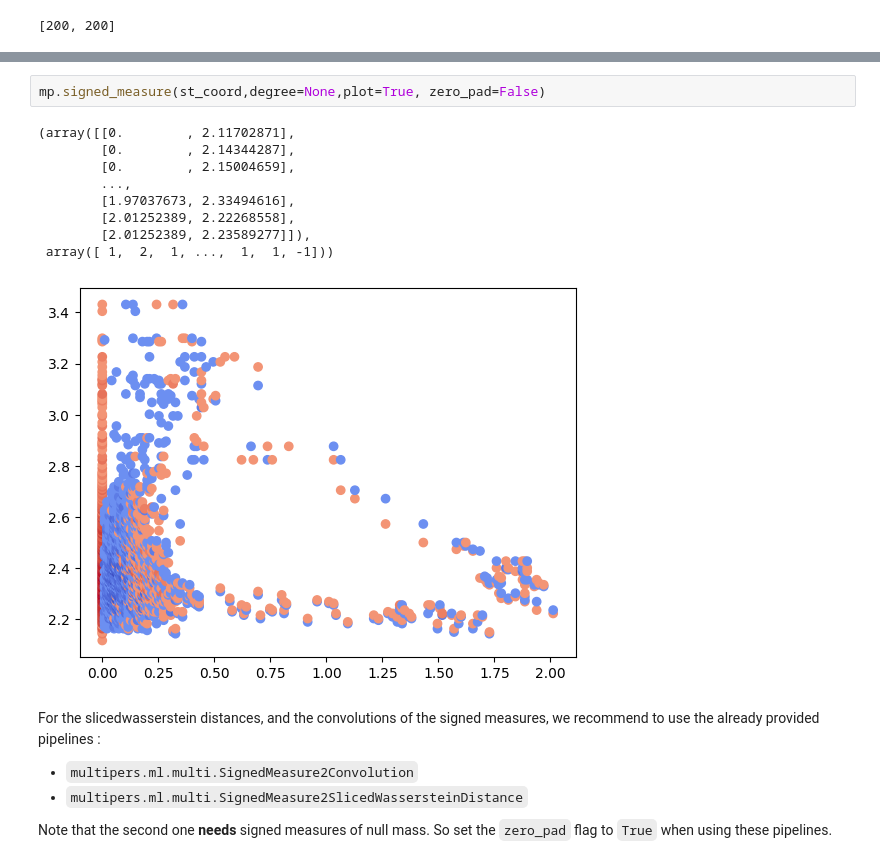
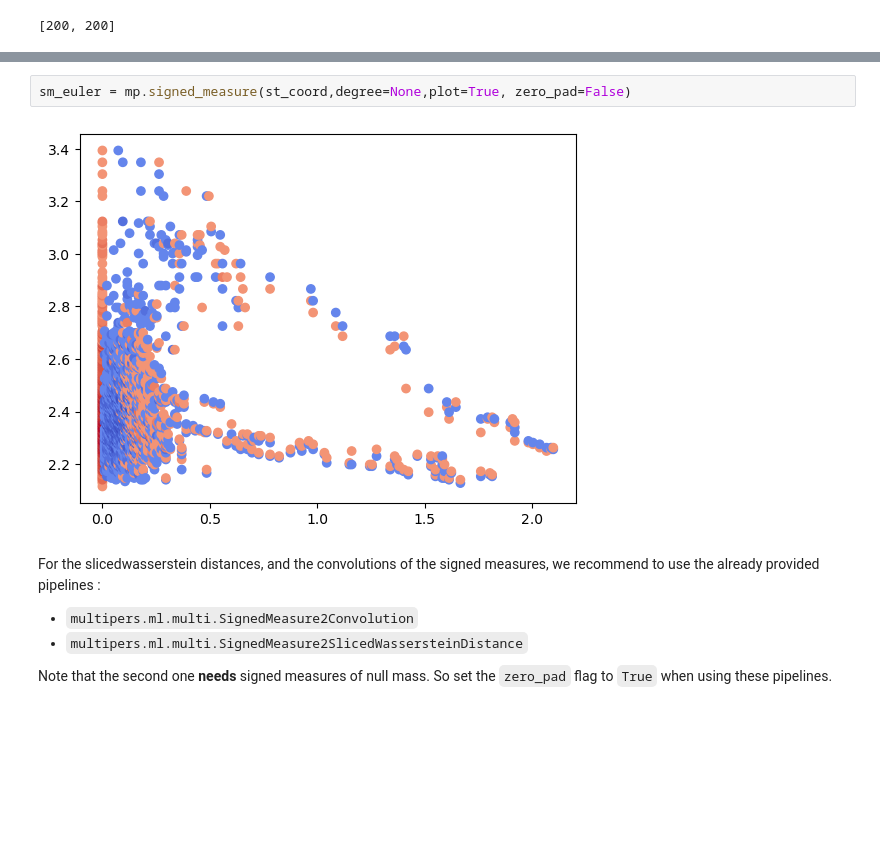
Before and after one commit to DavidLapous/multipers-signed-measure, a Jupyter notebook: tutorial/simplex_tree_by_hand.ipynb, the cells around one changed output, grey strips where cells are left out. Drawn from its saved outputs; the diff is of its cells as text; blank space fills up the shorter version.

```diff
--- a/tutorial/simplex_tree_by_hand.ipynb
+++ b/tutorial/simplex_tree_by_hand.ipynb
@@ -156,15 +148,7 @@ st_coord.num_simplices() ## This is way less than before !
 # %%
-mp.signed_measure(st_coord,degree=None,plot=True, zero_pad=False)
+sm_euler = mp.signed_measure(st_coord,degree=None,plot=True, zero_pad=False)
 # %% [output]
-(array([[0.        , 2.11702871],
-        [0.        , 2.14344287],
-        [0.        , 2.15004659],
-        ...,
-        [1.97037673, 2.33494616],
-        [2.01252389, 2.22268558],
-        [2.01252389, 2.23589277]]),
- array([ 1,  2,  1, ...,  1,  1, -1]))
-[figure, old version]
+[figure, new version]
 # %% [markdown]
 For the slicedwasserstein distances, and the convolutions of the signed measures, we recommend to use the already provided pipelines :
  - `multipers.ml.multi.SignedMeasure2Convolution`
```
Also changed, not shown: parts of 10 cells of this notebook, 14 other files.
